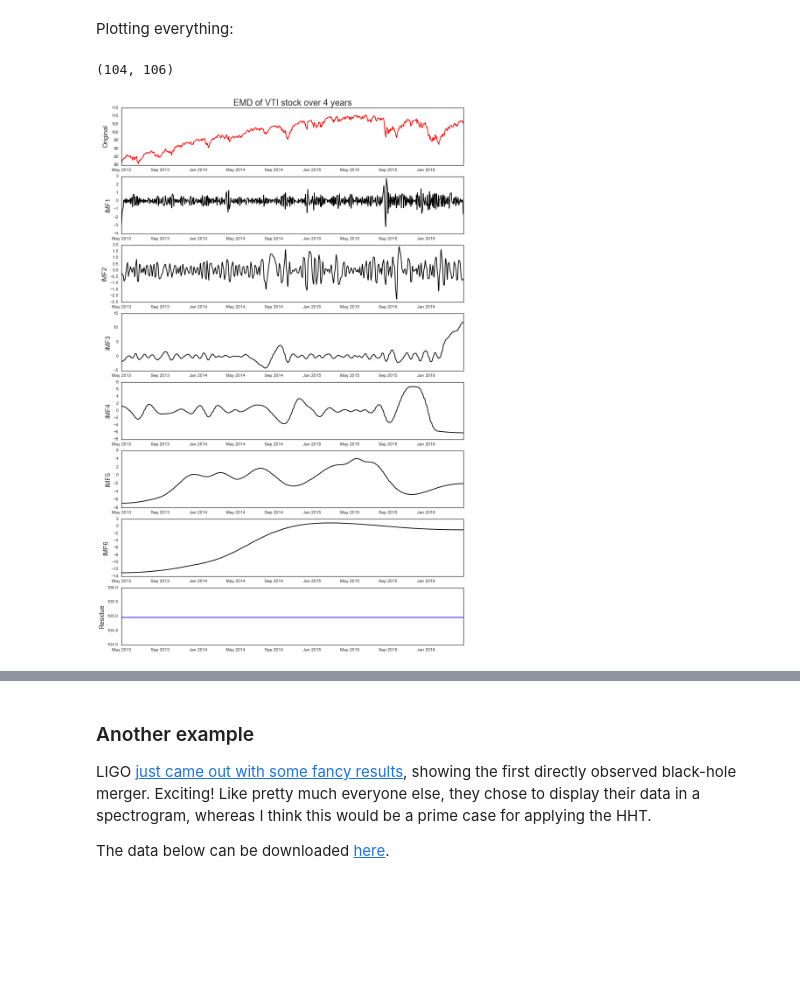
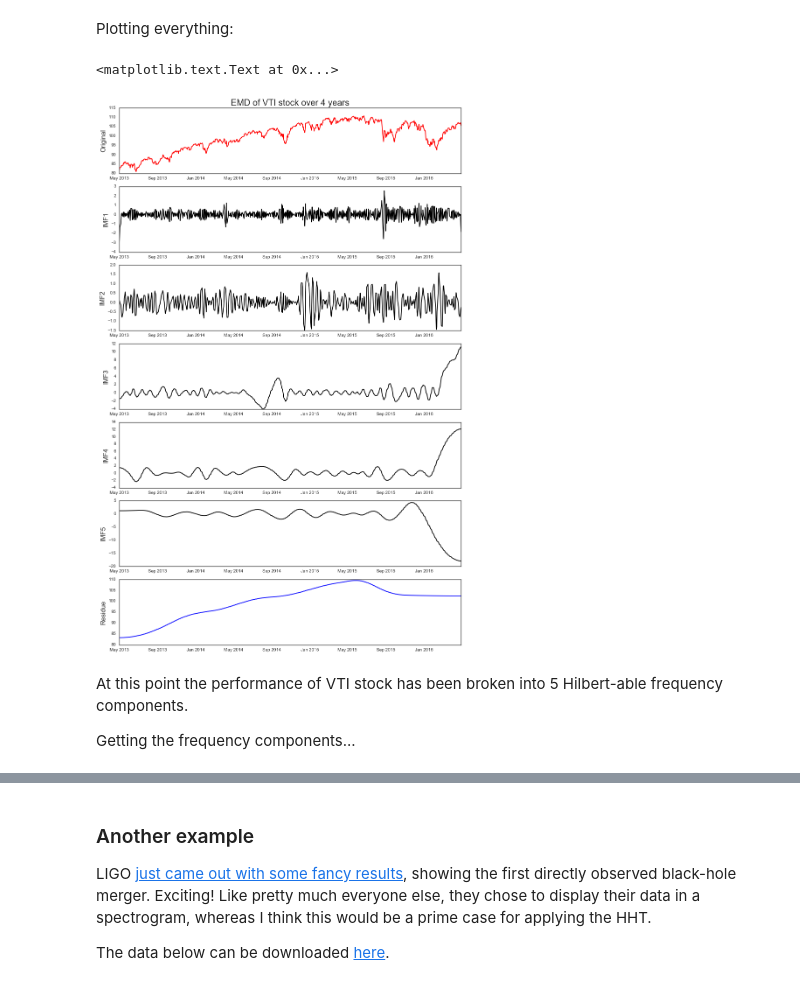
Before and after one commit to anzelpwj/Stats-week, a Jupyter notebook: Hilbert_Transform.ipynb, the cells around one changed output, grey strips where cells are left out. Cells and saved outputs as stored; diff of their text form; code cells hidden in the pictures; blank space fills up the shorter version.

Commit message:
Took Hilbert, some issues with freq

```diff
--- a/Hilbert_Transform.ipynb
+++ b/Hilbert_Transform.ipynb
@@ -529,7 +531,7 @@ So the remaining signal has much of the high-frequency stuff filtered out.
 
 Repeating this again...
 # %%
-h2_series = HHT_IMF_prototype(dummy_t, X1, Niter=6)
+h2_series = HHT_IMF_prototype(dummy_t, X1, Niter=6, verbose=True)
 # %% [output]
 Running 1 of 6
 Running 2 of 6
@@ -579,5 +581,5 @@ I want to automate this process more, using the S stoppage rule.
 # %%
-def calculate_next_IMF(X_i, S_finish=3, maxiter=25):
+def calculate_next_IMF(X_i, S_finish=5, maxiter=25, extra_verbose=False):
     print("Calulating h_i0")
     t = np.arange(len(X_i))
     S_accum = 0
@@ -603,7 +605,7 @@ def calculate_next_IMF(X_i, S_finish=3, maxiter=25):
     while S_accum < S_finish:
         print("Beginning iter %s" % idx)
 
-        h_i = HHT_IMF_prototype(t, h_i, Niter=1).ravel()
+        h_i = HHT_IMF_prototype(t, h_i, Niter=1, verbose=extra_verbose).ravel()
 
         minima = sp.signal.argrelmin(h_i)
         if isinstance(minima, tuple):
@@ -635,3 +637,9 @@ def calculate_next_IMF(X_i, S_finish=3, maxiter=25):
             break
         idx += 1
     return h_i, idx
+# %%
+# Redoing the calc of IMF1 and 2 above, since it's difficult to check IMF1 to ensure we're stopping appropriately.
+IMF1, _ = calculate_next_IMF(X0)
+X1 = X0 - IMF1
+IMF2, _ = calculate_next_IMF(X1)
+X1 = X0 - IMF1
@@ -733,5 +748,7 @@ At this point our IMF has just one maxima, and so we stop. The residue is all th
 # %%
-residue = X5 - IMF6
-plt.plot(dummy_t, X0, color='k')
-plt.plot(dummy_t, residue, color='r')
+residue = X5
+plt.plot(dummy_t, X0, color='k', label="VTI")
+plt.plot(dummy_t, residue, color='r', label="residue")
+plt.legend(fontsize=15, loc=4)
+plt.title("Residue and original VTI", fontsize=20)
 # %% [output]
@@ -740,31 +757,31 @@ plt.plot(dummy_t, residue, color='r')
 # %% [markdown]
 Plotting everything:
 # %%
-fig, axes = plt.subplots(nrows=8, ncols=1, figsize=(14,22))
+fig, axes = plt.subplots(nrows=7, ncols=1, figsize=(14,22))
 axes[0].plot(vti_dates, X0, color='r')
 axes[0].set_ylabel("Original", fontsize=15)
 axes[0].set_title("EMD of VTI stock over 4 years", fontsize=20)
 axes[1].plot(vti_dates, IMF1, color='k')
 axes[1].set_ylabel(r"IMF1", fontsize=15)
 
 axes[2].plot(vti_dates, IMF2, color='k')
 axes[2].set_ylabel(r"IMF2", fontsize=15)
 
 axes[3].plot(vti_dates, IMF3, color='k')
 axes[3].set_ylabel(r"IMF3", fontsize=15)
 
 axes[4].plot(vti_dates, IMF4, color='k')
 axes[4].set_ylabel(r"IMF4", fontsize=15)
 
 axes[5].plot(vti_dates, IMF5, color='k')
 axes[5].set_ylabel(r"IMF5", fontsize=15)
 
-axes[6].plot(vti_dates, IMF6, color='k')
-axes[6].set_ylabel(r"IMF6", fontsize=15)
-
-axes[7].plot(vti_dates, residue, color='b')
-axes[7].set_ylabel(r"Residue", fontsize=15)
-axes[7].set_ylim([104, 106])
+axes[6].plot(vti_dates, residue, color='b')
+axes[6].set_ylabel(r"Residue", fontsize=15)
 # %% [output]
-(104, 106)
+<matplotlib.text.Text at 0x...>
-[figure, old version]
+[figure, new version]
+# %% [markdown]
+At this point the performance of VTI stock has been broken into 5 Hilbert-able frequency components.
+
+Getting the frequency components...
```
Also changed, not shown: parts of 16 cells of this notebook.
